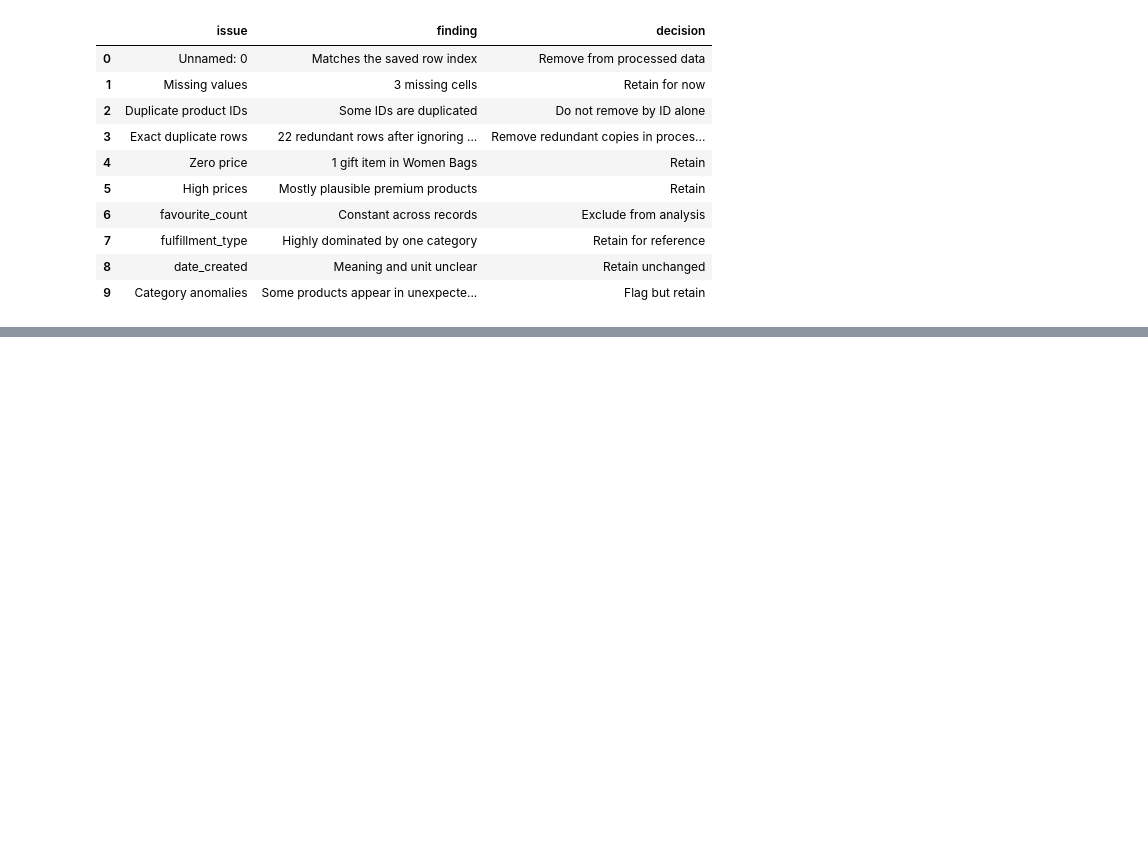
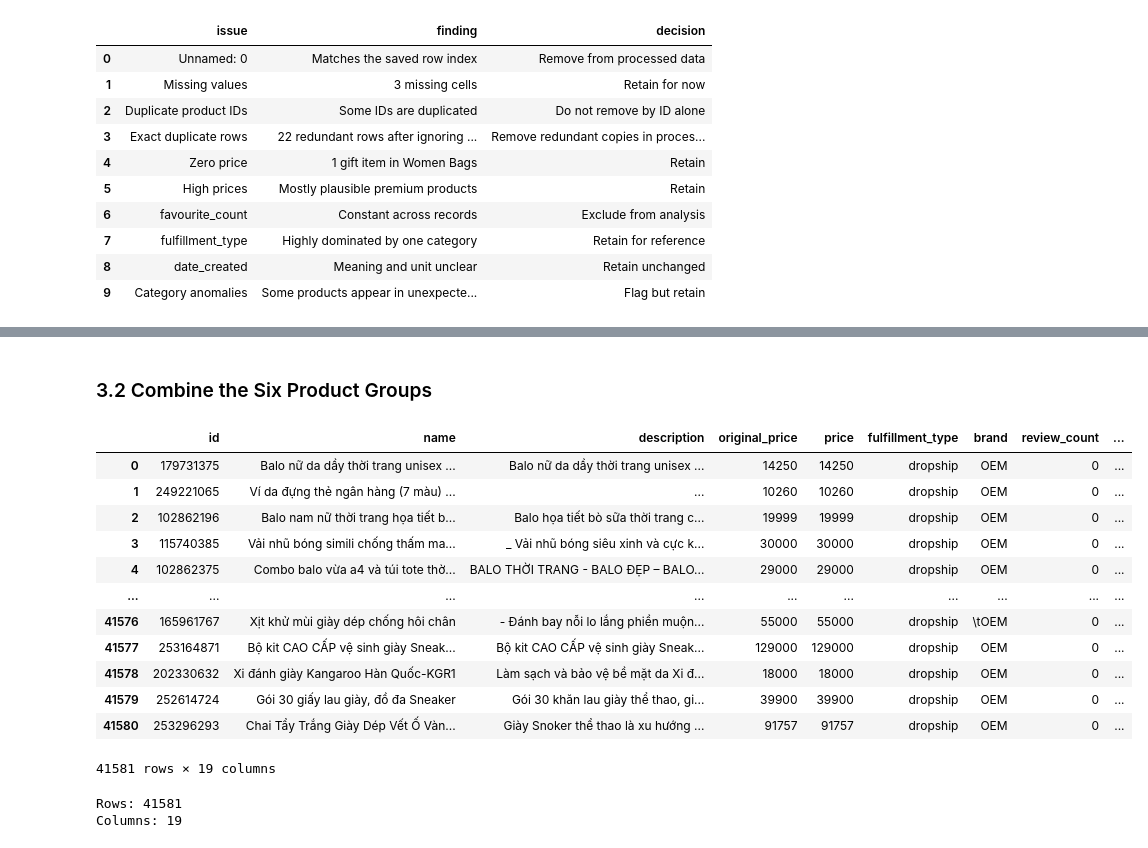
Before and after one commit to thuhien26/Tiki-ecommerce-analysis, a Jupyter notebook: notebooks/week01_eda.ipynb, the cells around one changed output, grey strips where cells are left out. Cells and saved outputs as stored; diff of their text form; code cells hidden in the pictures; blank space fills up the shorter version.

Commit message:
feat: prepare combined Tiki fashion dataset

```diff
--- a/notebooks/week01_eda.ipynb
+++ b/notebooks/week01_eda.ipynb
@@ -838,0 +862,16 @@ quality_decisions
+# %%
+# Check the processed dataset structure and source-group labels
+processed_summary = []
+
+for name, df in processed_datasets.items():
+    processed_summary.append({
+        "source_group": source_group_map[name],
+        "rows": df.shape[0],
+        "columns": df.shape[1],
+        "unnamed_removed": "Unnamed: 0" not in df.columns,
+        "group_label_correct": df["source_group"].eq(source_group_map[name]).all()
+    })
+
+processed_summary = pd.DataFrame(processed_summary)
+
+processed_summary
@@ -838,0 +888,14 @@ quality_decisions
+# %%
+# Count exact duplicate rows in each processed dataset
+duplicate_before = []
+
+for name, df in processed_datasets.items():
+    duplicate_before.append({
+        "source_group": source_group_map[name],
+        "rows": len(df),
+        "redundant_duplicates": df.duplicated().sum()
+    })
+
+duplicate_before = pd.DataFrame(duplicate_before)
+
+duplicate_before
@@ -838,0 +910,7 @@ quality_decisions
+# %%
+# Remove exact duplicate rows while keeping the first occurrence
+for name, df in processed_datasets.items():
+    processed_datasets[name] = (
+        df.drop_duplicates()
+          .reset_index(drop=True)
+    )
@@ -838,0 +939,31 @@ quality_decisions
+# %% [markdown]
+### 3.2 Combine the Six Product Groups
+# %%
+# Combine all processed datasets into one DataFrame
+combined_data = pd.concat(
+    processed_datasets.values(),
+    ignore_index=True
+)
+
+combined_data
+# %% [output]
+|  | id | name | description | original_price | price | fulfillment_type | brand | review_count | ... |
+| 0 | 179731375 | Balo nữ da dầy thời trang unisex ... | Balo nữ da dầy thời trang unisex ... | 14250 | 14250 | dropship | OEM | 0 | ... |
+| 1 | 249221065 | Ví da đựng thẻ ngân hàng (7 màu) ... | ... | 10260 | 10260 | dropship | OEM | 0 | ... |
+| 2 | 102862196 | Balo nam nữ thời trang họa tiết b... | Balo họa tiết bò sữa thời trang c... | 19999 | 19999 | dropship | OEM | 0 | ... |
+| 3 | 115740385 | Vải nhũ bóng simili chống thấm ma... | _ Vải nhũ bóng siêu xinh và cực k... | 30000 | 30000 | dropship | OEM | 0 | ... |
+| 4 | 102862375 | Combo balo vừa a4 và túi tote thờ... | BALO THỜI TRANG - BALO ĐẸP – BALO... | 29000 | 29000 | dropship | OEM | 0 | ... |
+| ... | ... | ... | ... | ... | ... | ... | ... | ... | ... |
+| 41576 | 165961767 | Xịt khử mùi giày dép chống hôi chân | - Đánh bay nỗi lo lắng phiền muộn... | 55000 | 55000 | dropship | \tOEM | 0 | ... |
+| 41577 | 253164871 | Bộ kit CAO CẤP vệ sinh giày Sneak... | Bộ kit CAO CẤP vệ sinh giày Sneak... | 129000 | 129000 | dropship | OEM | 0 | ... |
+| 41578 | 202330632 | Xi đánh giày Kangaroo Hàn Quốc-KGR1 | Làm sạch và bảo vệ bề mặt da Xi đ... | 18000 | 18000 | dropship | OEM | 0 | ... |
+| 41579 | 252614724 | Gói 30 giấy lau giày, đồ đa Sneaker | Gói 30 khăn lau giày thể thao, gi... | 39900 | 39900 | dropship | OEM | 0 | ... |
+| 41580 | 253296293 | Chai Tẩy Trắng Giày Dép Vết Ố Vàn... | Giày Snoker thể thao là xu hướng ... | 91757 | 91757 | dropship | OEM | 0 | ... |
+41581 rows × 19 columns
+# %%
+# Check the size of the combined dataset
+print("Rows:", combined_data.shape[0])
+print("Columns:", combined_data.shape[1])
+# %% [output]
+Rows: 41581
+Columns: 19
```
Also changed, not shown: parts of 26 cells of this notebook, 1 other file.
